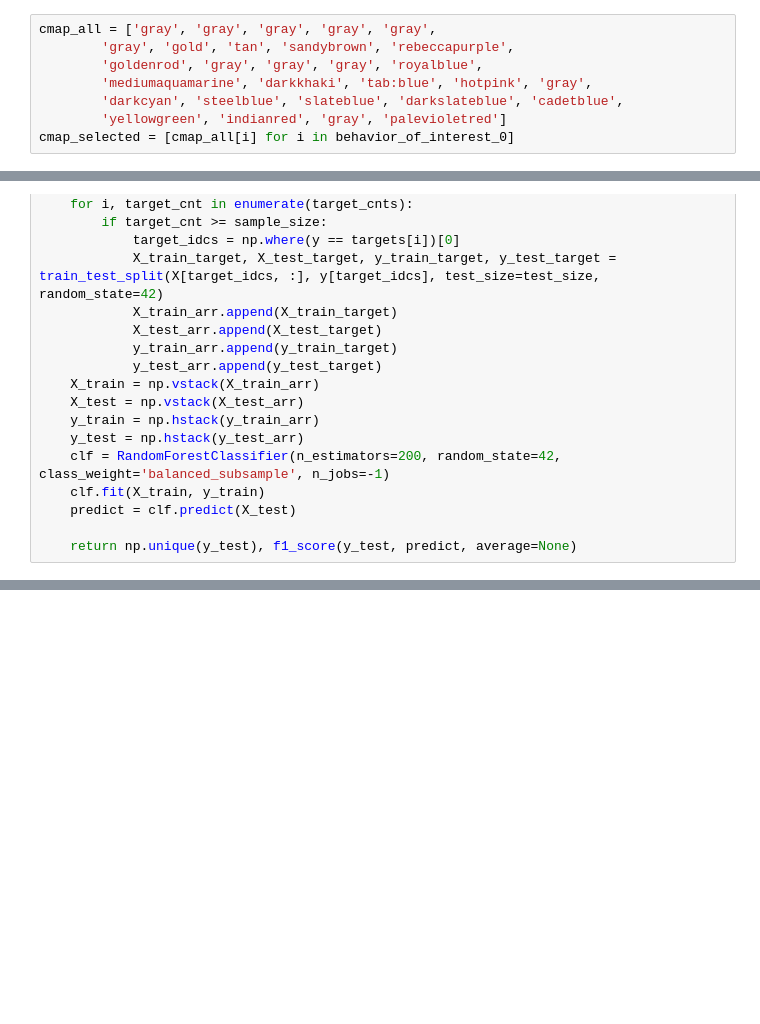
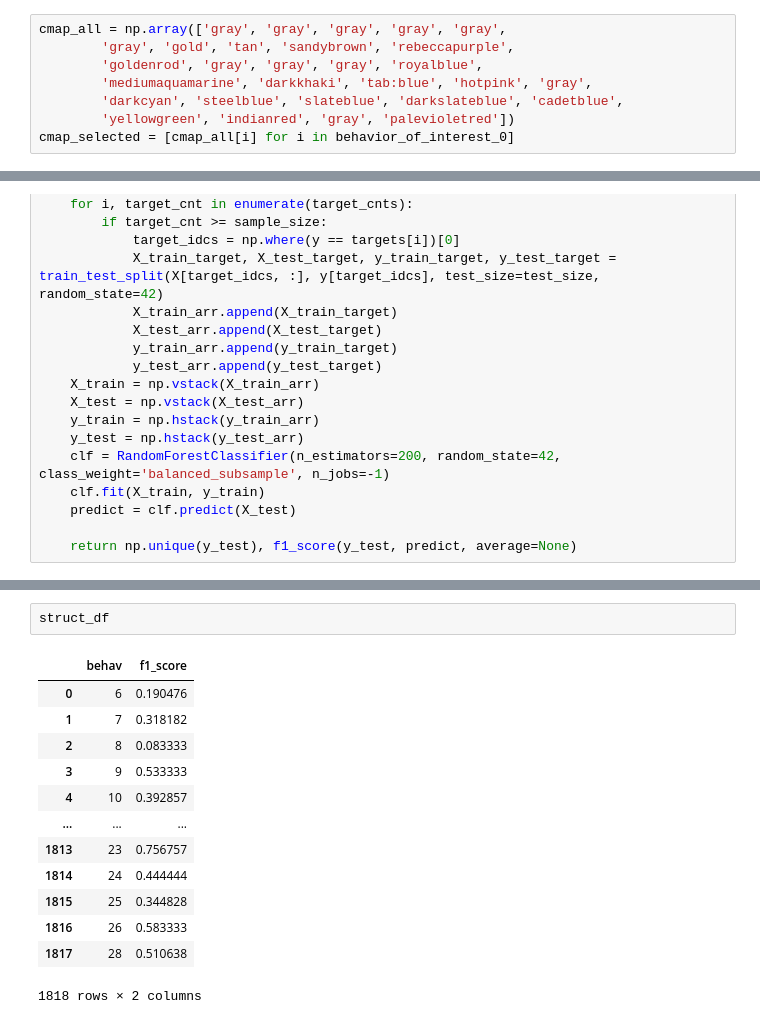
Before and after one commit to zhaizhongyuan/hmm_neural_decoding, a Jupyter notebook: notebooks/lfp_state_decoding/lfp_bp_welch_umap_hdbscan_rf/lfp_bp_welch_umap_hdbscan_rf_pipeline.ipynb, the cells around one changed output, grey strips where cells are left out. Drawn from its saved outputs; the diff is of its cells as text; blank space fills up the shorter version.

```diff
--- a/notebooks/lfp_state_decoding/lfp_bp_welch_umap_hdbscan_rf/lfp_bp_welch_umap_hdbscan_rf_pipeline.ipynb
+++ b/notebooks/lfp_state_decoding/lfp_bp_welch_umap_hdbscan_rf/lfp_bp_welch_umap_hdbscan_rf_pipeline.ipynb
@@ -248,10 +227,10 @@ behavior_of_interest_0 = np.array([7, 8, 9, 10, 11, 15, 16, 17, 18, 19, 21, 22,
 # %%
-cmap_all = ['gray', 'gray', 'gray', 'gray', 'gray',
+cmap_all = np.array(['gray', 'gray', 'gray', 'gray', 'gray',
         'gray', 'gold', 'tan', 'sandybrown', 'rebeccapurple',
         'goldenrod', 'gray', 'gray', 'gray', 'royalblue',
         'mediumaquamarine', 'darkkhaki', 'tab:blue', 'hotpink', 'gray',
         'darkcyan', 'steelblue', 'slateblue', 'darkslateblue', 'cadetblue',
-        'yellowgreen', 'indianred', 'gray', 'palevioletred']
+        'yellowgreen', 'indianred', 'gray', 'palevioletred'])
 cmap_selected = [cmap_all[i] for i in behavior_of_interest_0]
 # %%
 len(cmap_all)
@@ -383,0 +389,16 @@ for i in range(rows):
+# %%
+struct_df
+# %% [output]
+|  | behav | f1_score |
+| 0 | 6 | 0.190476 |
+| 1 | 7 | 0.318182 |
+| 2 | 8 | 0.083333 |
+| 3 | 9 | 0.533333 |
+| 4 | 10 | 0.392857 |
+| ... | ... | ... |
+| 1813 | 23 | 0.756757 |
+| 1814 | 24 | 0.444444 |
+| 1815 | 25 | 0.344828 |
+| 1816 | 26 | 0.583333 |
+| 1817 | 28 | 0.510638 |
+1818 rows × 2 columns
```
Also changed, not shown: parts of 19 cells of this notebook, 4 other files.
